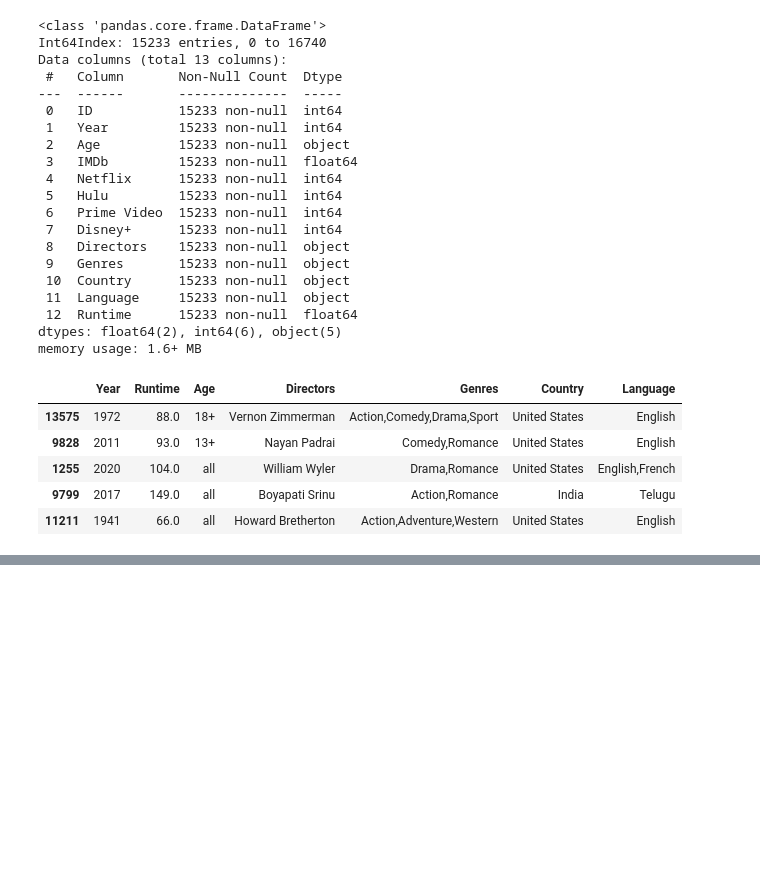
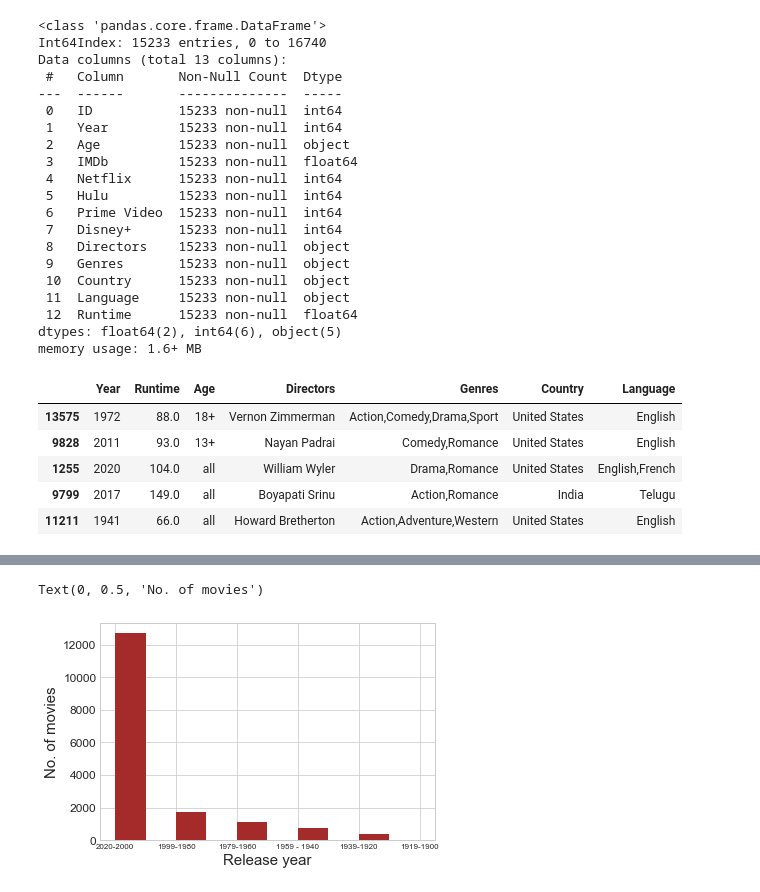
Before and after one commit to Eshanatnight/Movie-Data-Analysis, a Jupyter notebook: movie.ipynb, the cells around one changed output, grey strips where cells are left out. Drawn from its saved outputs; the diff is of its cells as text; code cells hidden in the pictures; blank space fills up the shorter version.

```diff
--- a/movie.ipynb
+++ b/movie.ipynb
@@ -294,0 +427,25 @@ X_train.head()
+# %%
+rating_sum=0
+rating_num=0
+
+for i, row in df.iterrows():
+    if(row[3]<2000 and rating_num<400):
+        rating_num+=1
+        if(row[5]>0):
+            rating_sum+=row[5]
+
+
+print(rating_num,rating_sum,rating_sum/rating_num);
+rating_mean=rating_sum/rating_num
+
+rating_std=0
+rating_num=0;
+for i, row in df.iterrows():
+    if(row[3]<=2000 and rating_num<400 ):
+        rating_num+=1;
+        if(row[5]>0):
+            rating_std+= (row[5]-(rating_mean))*(row[5]-(rating_mean))
+
+rating_std = rating_std/(rating_num)
+rating_std = sqrt(rating_std)
+print(rating_std)
@@ -294,0 +485,11 @@ X_train.head()
+# %%
+df.drop(columns = "ID", inplace = True)
+df.drop(columns = "Type", inplace = True)
+
+def cols(df_col):
+    for c in df_col:
+        if c != "Title":
+            print("{} -> {}".format(c, df[c].dtype))
+cols(df.columns.to_list())
+
+df["Runtime"] = df["Runtime"].apply(lambda x: x//60)
@@ -294,0 +580,8 @@ X_train.head()
+# %%
+list_of_columns = [list(df.columns)] # Define columns
+df['Year_Bin'].hist(grid=True, xlabelsize=8, ylabelsize=12, color = "brown")
+plt.xlabel("Release year", fontsize=15)
+plt.ylabel("No. of movies",fontsize=15)
+# %% [output]
+Text(0, 0.5, 'No. of movies')
+[figure, added]
```
Also changed, not shown: parts of 36 cells of this notebook.
